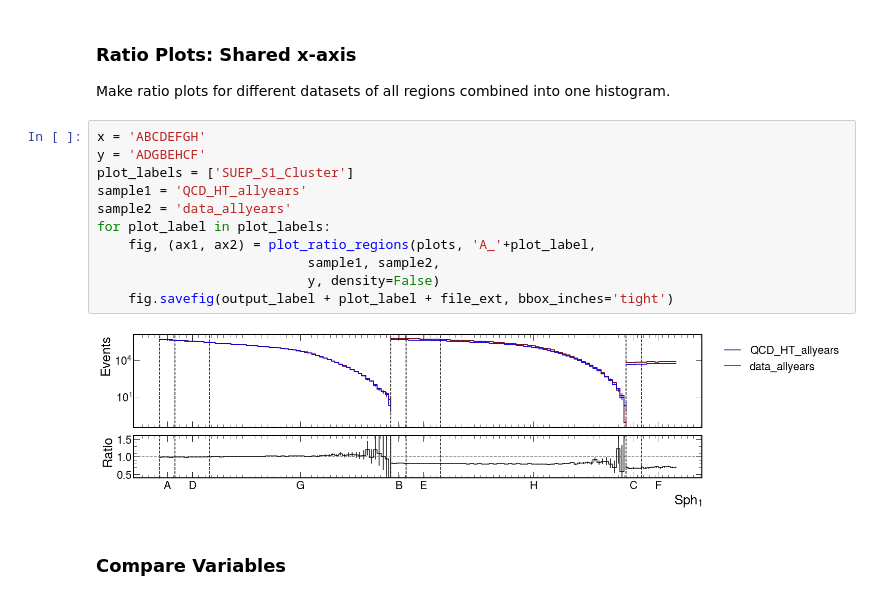
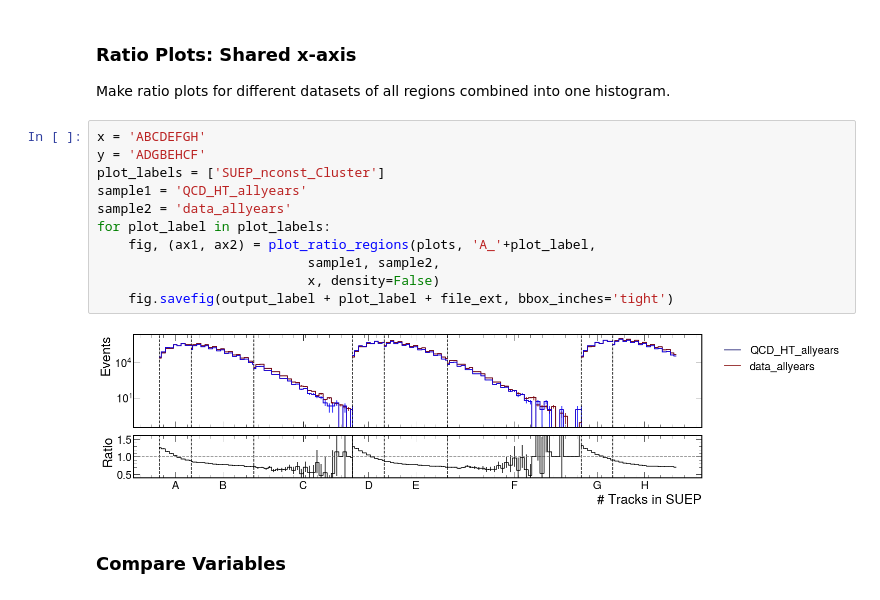
Before and after one commit to SUEPPhysics/SUEPCoffea_dask, a Jupyter notebook: plotting/plot.ipynb, the cells around one changed output. Cells and saved outputs as stored; diff of their text form.

```diff
--- a/plotting/plot.ipynb
+++ b/plotting/plot.ipynb
@@ -215,16 +215,16 @@ Make ratio plots for different datasets of all regions combined into one histogr
 # %%
 x = 'ABCDEFGH'
 y = 'ADGBEHCF'
-plot_labels = ['SUEP_S1_Cluster']
+plot_labels = ['SUEP_nconst_Cluster']
 sample1 = 'QCD_HT_allyears'
 sample2 = 'data_allyears'
 for plot_label in plot_labels:
     fig, (ax1, ax2) = plot_ratio_regions(plots, 'A_'+plot_label,
                            sample1, sample2,
-                           y, density=False)
+                           x, density=False)
     fig.savefig(output_label + plot_label + file_ext, bbox_inches='tight')
 # %% [output]
-[figure, old version]
+[figure, new version]
 # %% [markdown]
 ### Compare Variables
 # %%
```
Also changed, not shown: parts of 5 cells of this notebook.
